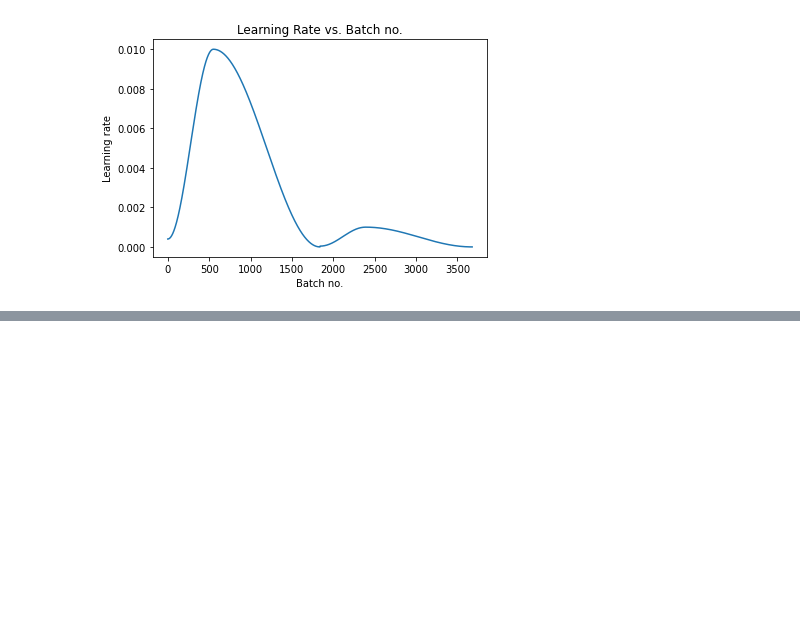
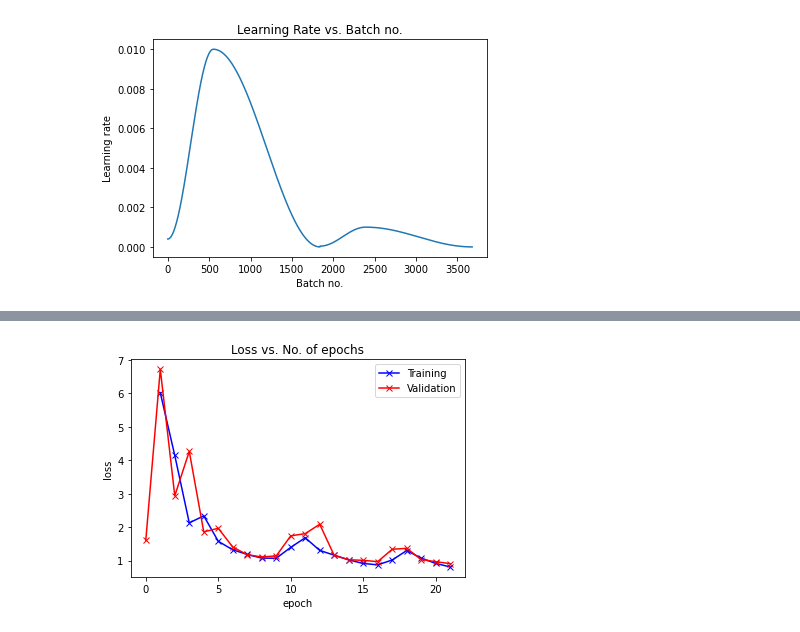
Before and after one commit to ThatGuyDV/CNNapproches, a Jupyter notebook: Transfer_learning.ipynb, the cells around one changed output, grey strips where cells are left out. Saved outputs shown, nothing was run; the diff lists cells and outputs as text; code cells hidden in the pictures; blank space fills up the shorter version.

```diff
--- a/Transfer_learning.ipynb
+++ b/Transfer_learning.ipynb
@@ -410,0 +423,4 @@ history += fit_one_cycle(5, max_lr, model, train_dl, valid_dl,
+# %%
+plot_losses(history)
+# %% [output]
+[figure, added]
```
Also changed, not shown: parts of 7 cells of this notebook.
